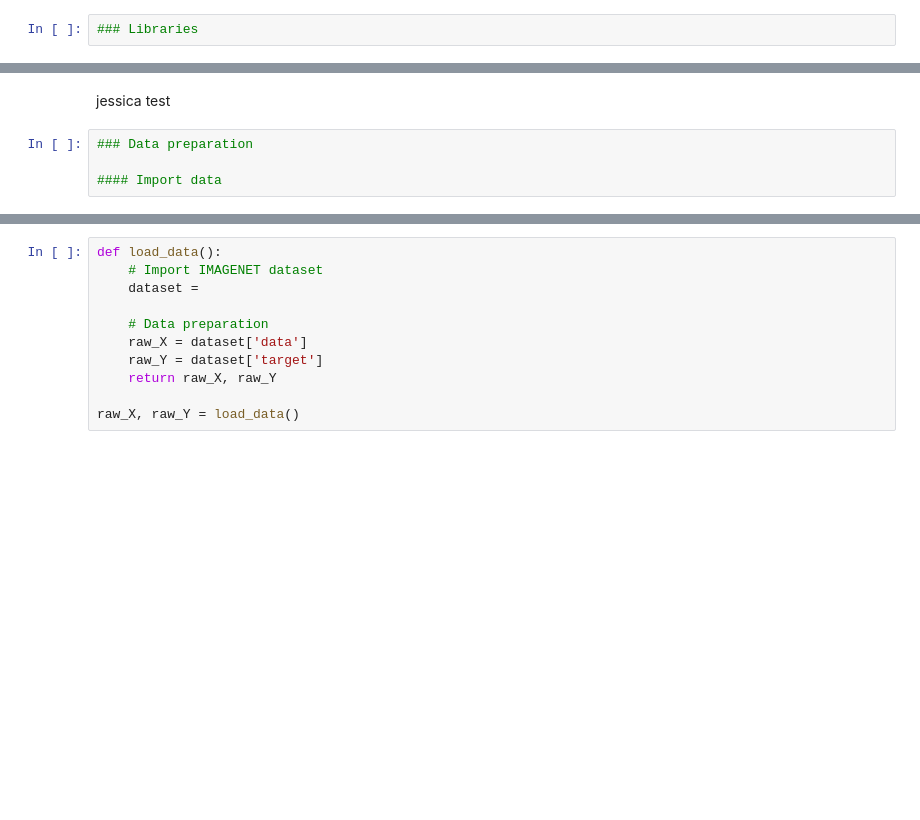
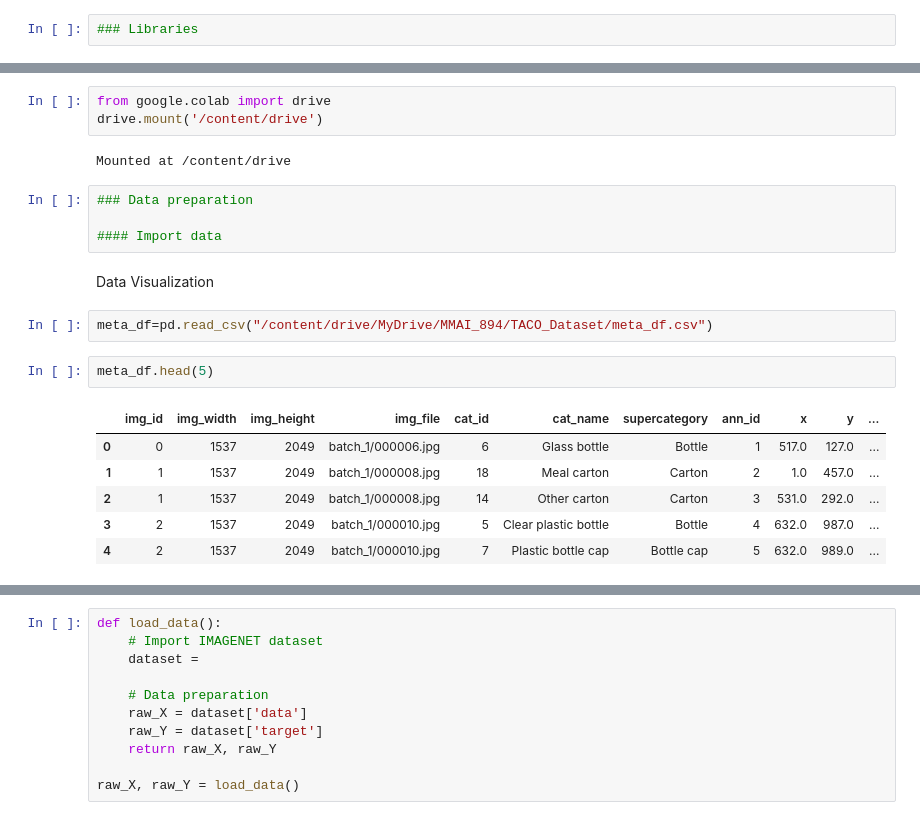
Before and after one commit to palakagl/DeepLearning, a Jupyter notebook: Code_for_TACOdataset.ipynb, the cells around one changed output, grey strips where cells are left out. Saved outputs shown, nothing was run; the diff lists cells and outputs as text; blank space fills up the shorter version.

```diff
--- a/Code_for_TACOdataset.ipynb
+++ b/Code_for_TACOdataset.ipynb
@@ -20,6 +23,22 @@ from tensorflow.keras.layers import Dense, Dropout
-# %% [markdown]
-jessica test
+# %%
+from google.colab import drive
+drive.mount('/content/drive')
+# %% [output]
+Mounted at /content/drive
 # %%
 ### Data preparation
 
 #### Import data
+# %% [markdown]
+Data Visualization
+# %%
+meta_df=pd.read_csv("/content/drive/MyDrive/MMAI_894/TACO_Dataset/meta_df.csv")
+# %%
+meta_df.head(5)
+# %% [output]
+|  | img_id | img_width | img_height | img_file | cat_id | cat_name | supercategory | ann_id | x | y | ... |
+| 0 | 0 | 1537 | 2049 | batch_1/000006.jpg | 6 | Glass bottle | Bottle | 1 | 517.0 | 127.0 | ... |
+| 1 | 1 | 1537 | 2049 | batch_1/000008.jpg | 18 | Meal carton | Carton | 2 | 1.0 | 457.0 | ... |
+| 2 | 1 | 1537 | 2049 | batch_1/000008.jpg | 14 | Other carton | Carton | 3 | 531.0 | 292.0 | ... |
+| 3 | 2 | 1537 | 2049 | batch_1/000010.jpg | 5 | Clear plastic bottle | Bottle | 4 | 632.0 | 987.0 | ... |
+| 4 | 2 | 1537 | 2049 | batch_1/000010.jpg | 7 | Plastic bottle cap | Bottle cap | 5 | 632.0 | 989.0 | ... |
```
Also changed, not shown: parts of 5 cells of this notebook.
